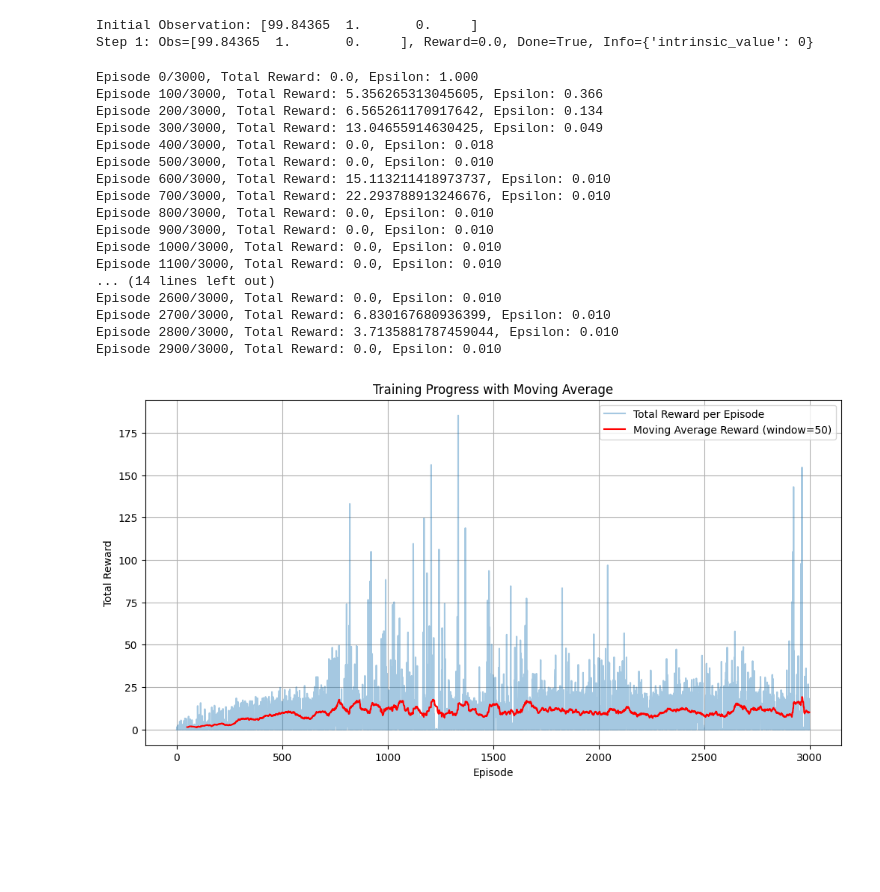
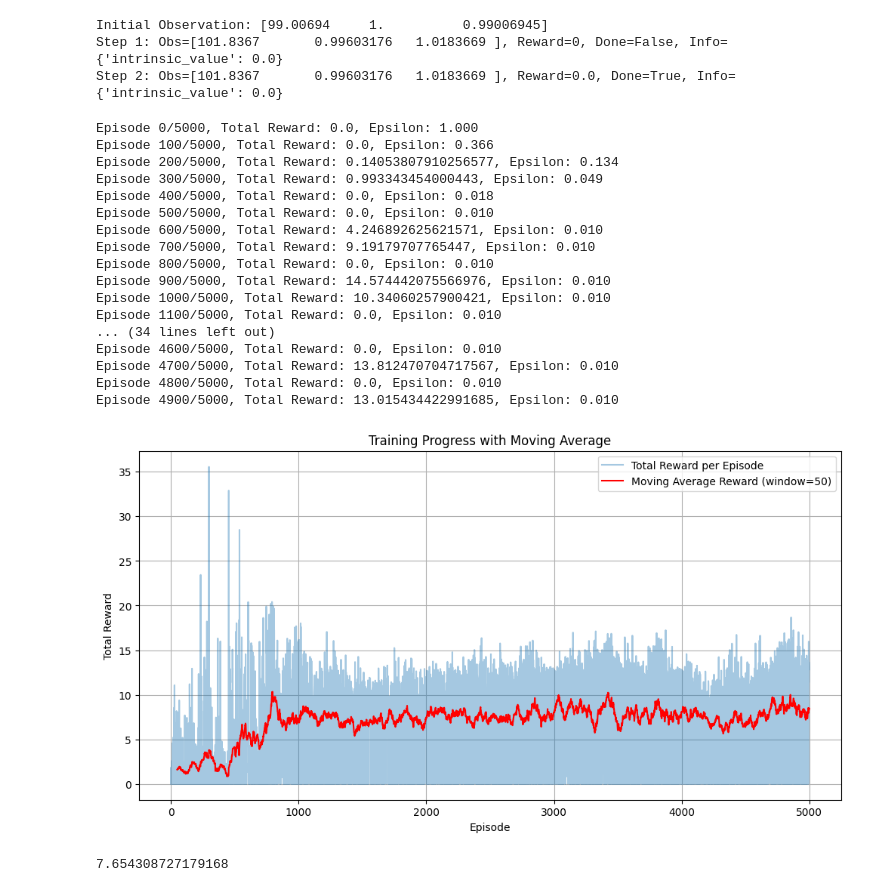
Before and after one commit to ostapenkovs/orcs-4529-rl, a Jupyter notebook: notebooks/0_playbook.ipynb, the cells around one changed output. Cells and saved outputs as stored; diff of their text form; code cells hidden in the pictures; blank space fills up the shorter version.

```diff
--- a/notebooks/0_playbook.ipynb
+++ b/notebooks/0_playbook.ipynb
@@ -38,7 +39,7 @@ plt.show()
 # %%
 K = 100
 price_paths = generate_gbm_paths(nsim=1000, nstep=252, t1=0, t2=1.0, s_0=100, r=0.04, q=0, v=0.4)
-env = Environment(price_paths=price_paths, K=K, t1=0, t2=1.0, r=0.04)
+env = Environment(price_paths=price_paths, K=K, t1=0, t2=1.0, r=0.04, option_type="put")
 
 obs = env.reset()
 print(f"Initial Observation: {obs}")
@@ -52,8 +53,9 @@ while not done:
     step_count += 1
     print(f"Step {step_count}: Obs={obs}, Reward={reward}, Done={done}, Info={info}")
 # %% [output]
-Initial Observation: [99.84365  1.       0.     ]
-Step 1: Obs=[99.84365  1.       0.     ], Reward=0.0, Done=True, Info={'intrinsic_value': 0}
+Initial Observation: [99.00694     1.          0.99006945]
+Step 1: Obs=[101.8367       0.99603176   1.0183669 ], Reward=0, Done=False, Info={'intrinsic_value': 0.0}
+Step 2: Obs=[101.8367       0.99603176   1.0183669 ], Reward=0.0, Done=True, Info={'intrinsic_value': 0.0}
 # %%
 agent = Agent(obssize=3, actsize=2, hidden_dim=64, depth=2, lr=1e-3, buffer_size=10000, batch_size=64, gamma=0.99, eps=1.0)
 agent.initialize_buffer(env, steps=5000)
@@ -108,28 +110,32 @@ def train(agent, env, episodes, update_target_every, moving_avg_window=50):
     return rewards
 # %%
 # Train the agent
-episodes = 3000
+episodes = 5000
 update_target_every = 10
 rewards = train(agent, env, episodes, update_target_every)
 # %% [output]
-Episode 0/3000, Total Reward: 0.0, Epsilon: 1.000
-Episode 100/3000, Total Reward: 5.356265313045605, Epsilon: 0.366
-Episode 200/3000, Total Reward: 6.565261170917642, Epsilon: 0.134
-Episode 300/3000, Total Reward: 13.04655914630425, Epsilon: 0.049
-Episode 400/3000, Total Reward: 0.0, Epsilon: 0.018
-Episode 500/3000, Total Reward: 0.0, Epsilon: 0.010
-Episode 600/3000, Total Reward: 15.113211418973737, Epsilon: 0.010
-Episode 700/3000, Total Reward: 22.293788913246676, Epsilon: 0.010
-Episode 800/3000, Total Reward: 0.0, Epsilon: 0.010
-Episode 900/3000, Total Reward: 0.0, Epsilon: 0.010
-Episode 1000/3000, Total Reward: 0.0, Epsilon: 0.010
-Episode 1100/3000, Total Reward: 0.0, Epsilon: 0.010
-... (14 lines left out)
-Episode 2600/3000, Total Reward: 0.0, Epsilon: 0.010
-Episode 2700/3000, Total Reward: 6.830167680936399, Epsilon: 0.010
-Episode 2800/3000, Total Reward: 3.7135881787459044, Epsilon: 0.010
-Episode 2900/3000, Total Reward: 0.0, Epsilon: 0.010
+Episode 0/5000, Total Reward: 0.0, Epsilon: 1.000
+Episode 100/5000, Total Reward: 0.0, Epsilon: 0.366
+Episode 200/5000, Total Reward: 0.14053807910256577, Epsilon: 0.134
+Episode 300/5000, Total Reward: 0.993343454000443, Epsilon: 0.049
+Episode 400/5000, Total Reward: 0.0, Epsilon: 0.018
+Episode 500/5000, Total Reward: 0.0, Epsilon: 0.010
+Episode 600/5000, Total Reward: 4.246892625621571, Epsilon: 0.010
+Episode 700/5000, Total Reward: 9.19179707765447, Epsilon: 0.010
+Episode 800/5000, Total Reward: 0.0, Epsilon: 0.010
+Episode 900/5000, Total Reward: 14.574442075566976, Epsilon: 0.010
+Episode 1000/5000, Total Reward: 10.34060257900421, Epsilon: 0.010
+Episode 1100/5000, Total Reward: 0.0, Epsilon: 0.010
+... (34 lines left out)
+Episode 4600/5000, Total Reward: 0.0, Epsilon: 0.010
+Episode 4700/5000, Total Reward: 13.812470704717567, Epsilon: 0.010
+Episode 4800/5000, Total Reward: 0.0, Epsilon: 0.010
+Episode 4900/5000, Total Reward: 13.015434422991685, Epsilon: 0.010
-[figure, old version]
+[figure, new version]
+# %%
+np.mean(rewards[1000:])
+# %% [output]
+7.654308727179168
 # %%
 def plot_exercise_boundary(agent, env, n_paths=100, strike_price=150):
     """
```
Also changed, not shown: parts of 4 cells of this notebook, 1 other file.
